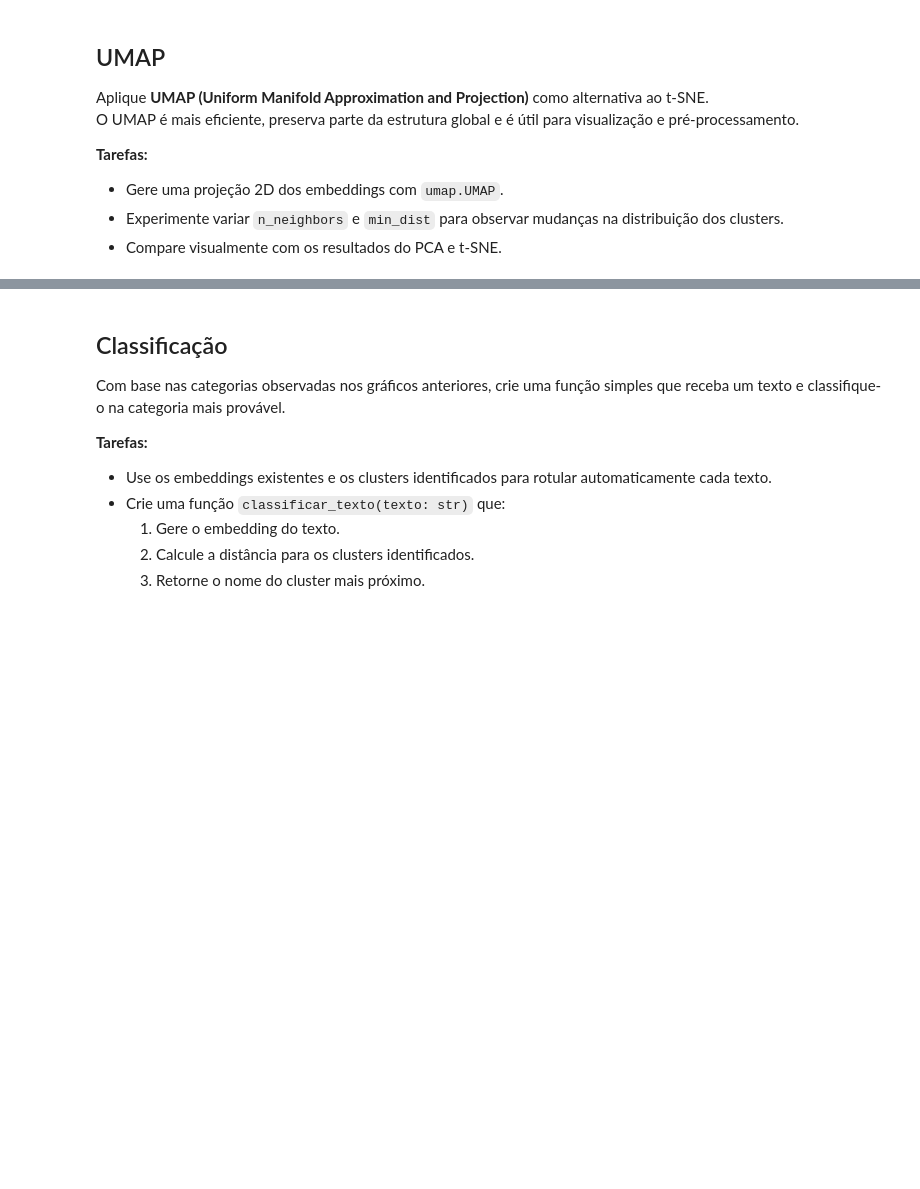
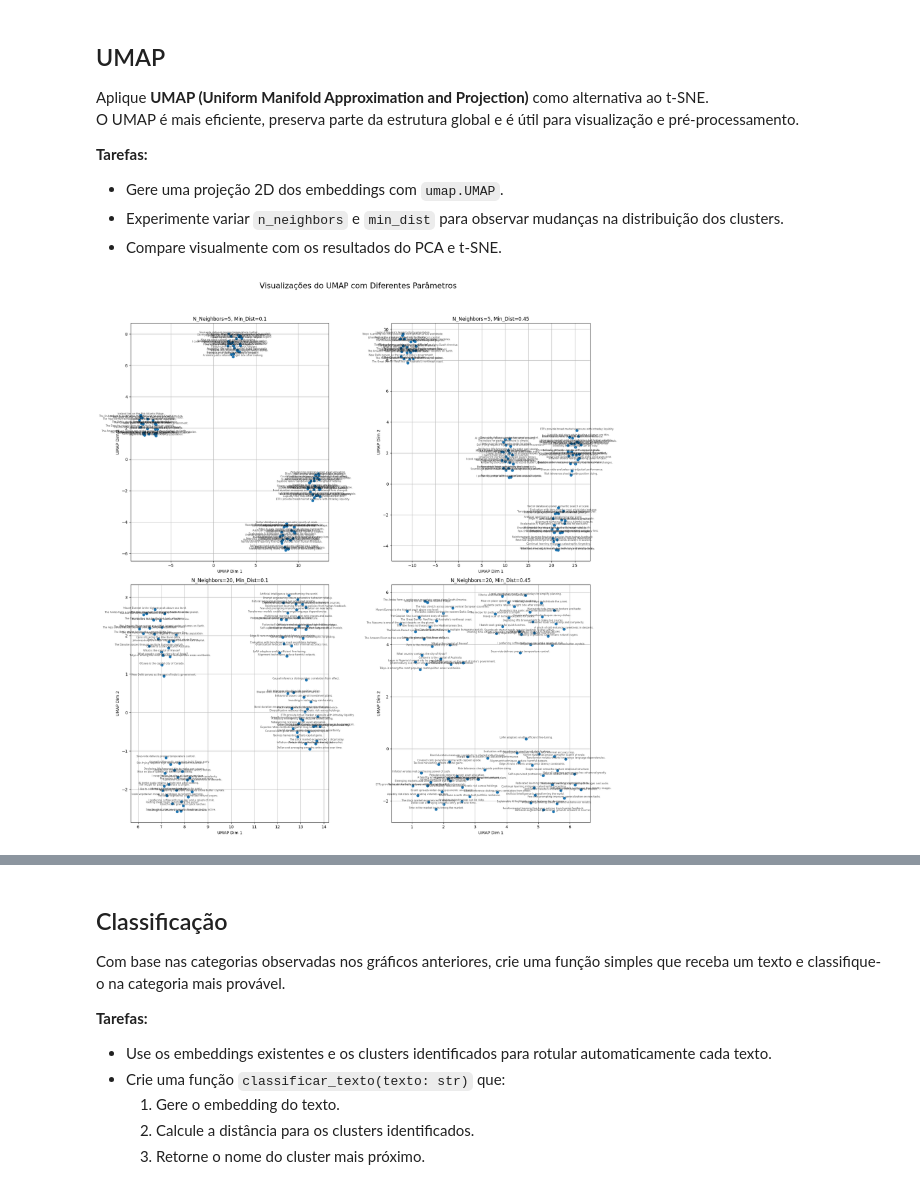
Before and after one commit to JoaoMAraujoJr/Resolu-es-Atividades-Aprendizado-de-Maquina-Supervisionado, a Jupyter notebook: 12_Embeddings_Analysis_resolução.ipynb, the cells around one changed output, grey strips where cells are left out. Cells and saved outputs as stored; diff of their text form; code cells hidden in the pictures; blank space fills up the shorter version.

```diff
--- a/12_Embeddings_Analysis_resolução.ipynb
+++ b/12_Embeddings_Analysis_resolução.ipynb
@@ -177,3 +218,35 @@ O UMAP é mais eficiente, preserva parte da estrutura global e é útil para vis
 - Gere uma projeção 2D dos embeddings com `umap.UMAP`.
 - Experimente variar `n_neighbors` e `min_dist` para observar mudanças na distribuição dos clusters.
 - Compare visualmente com os resultados do PCA e t-SNE.
+# %%
+import umap
+
+# parametros escolhidos
+n_neighbors = [5, 20]
+min_dist = [0.1, 0.45]
+
+fig, axes = plt.subplots(nrows=len(n_neighbors), ncols=len(min_dist), figsize=(18, 20))
+fig.suptitle('Visualizações do UMAP com Diferentes Parâmetros', fontsize=19)
+
+# combinação linear entre os parametros
+for i, n_neighbor in enumerate(n_neighbors):
+    for j, m_dist in enumerate(min_dist):
+        ax = axes[i, j]
+        # UMAP
+        _umap = umap.UMAP(n_neighbors= n_neighbor, min_dist= m_dist, random_state= 42)
+        X_umap = _umap.fit_transform(X)
+
+        ax.scatter(X_umap[:, 0], X_umap[:, 1])
+        # legendas
+        for k, (x, y) in enumerate(X_umap):
+            ax.text(x, y, sentences[k], ha='center', va='bottom', size=6, color='black', alpha=0.7, weight='normal')
+
+        ax.set_title(f'N_Neighbors={n_neighbor}, Min_Dist={m_dist}')
+        ax.set_xlabel('UMAP Dim 1')
+        ax.set_ylabel('UMAP Dim 2')
+        ax.grid(True)
+
+plt.tight_layout(rect=[0, 0.03, 1, 0.95])
+plt.show()
+# %% [output]
+[figure, added]
```
Also changed, not shown: parts of 11 cells of this notebook.
